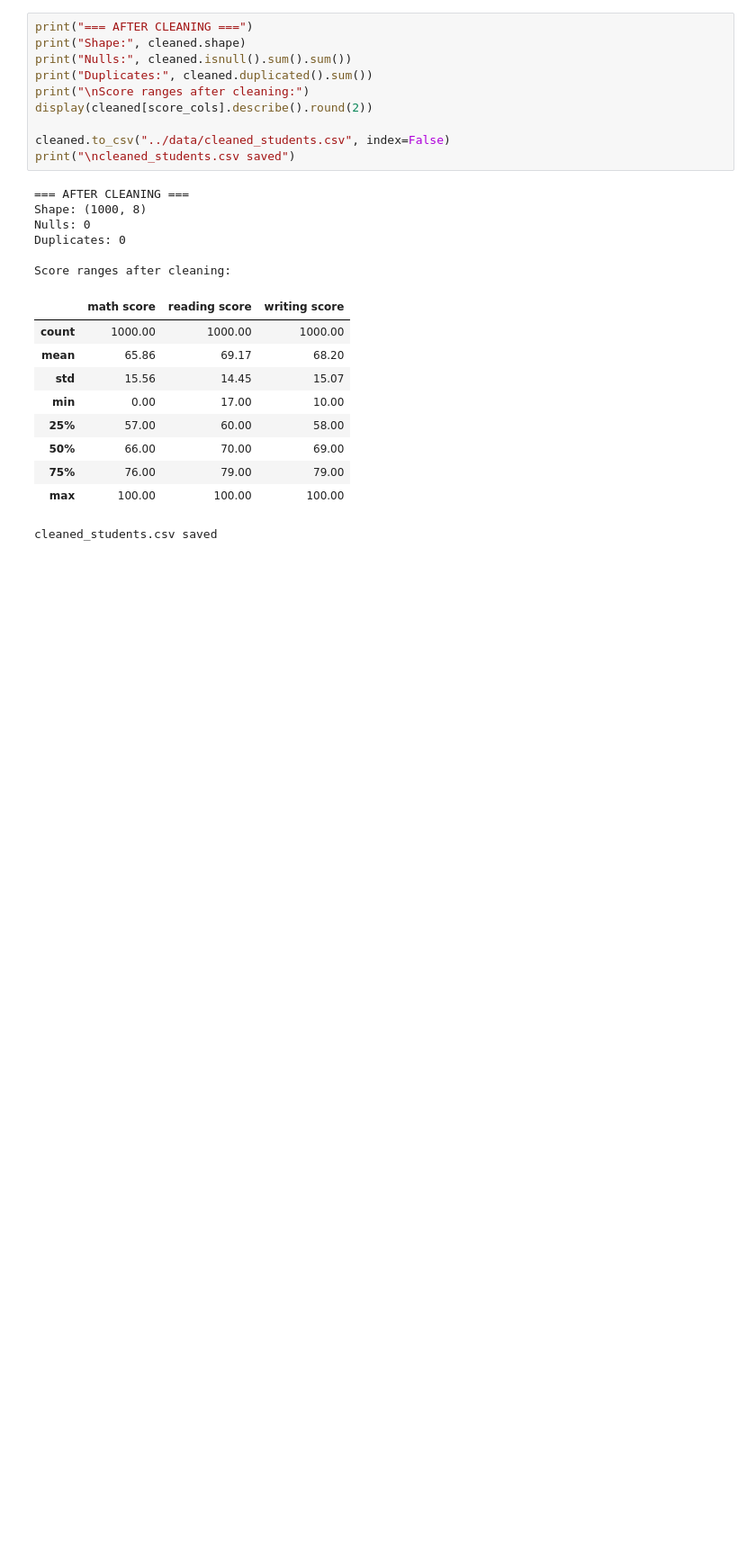
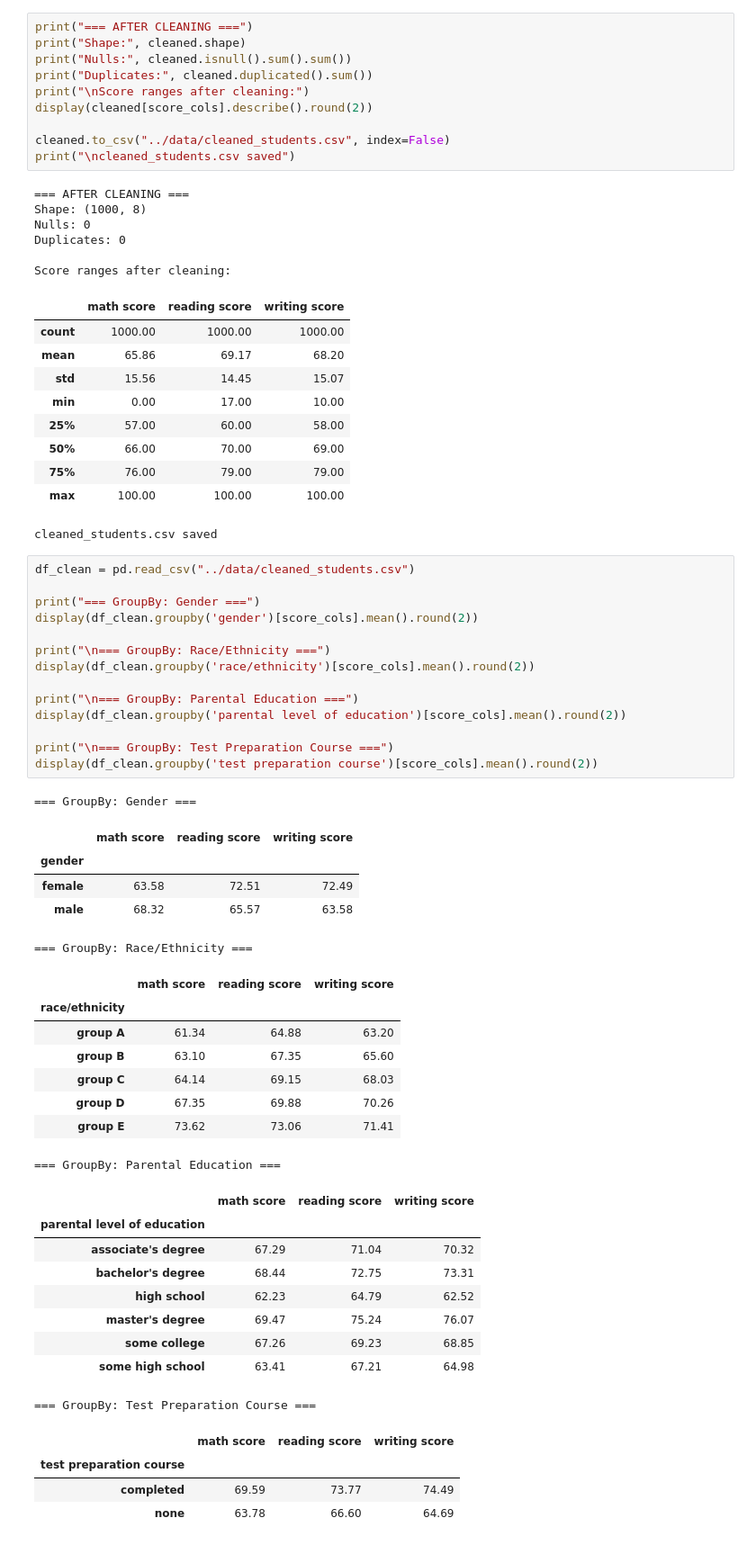
Before and after one commit to iahadbashir/Student_Performance_Analysis, a Jupyter notebook: notebooks/analysis.ipynb, the cells around one changed output. Shown at 90% size. Saved outputs shown, nothing was run; the diff lists cells and outputs as text; blank space fills up the shorter version.

```diff
--- a/notebooks/analysis.ipynb
+++ b/notebooks/analysis.ipynb
@@ -192,3 +192,45 @@ Score ranges after cleaning:
 | 75% | 76.00 | 79.00 | 79.00 |
 | max | 100.00 | 100.00 | 100.00 |
 cleaned_students.csv saved
+# %%
+df_clean = pd.read_csv("../data/cleaned_students.csv")
+
+print("=== GroupBy: Gender ===")
+display(df_clean.groupby('gender')[score_cols].mean().round(2))
+
+print("\n=== GroupBy: Race/Ethnicity ===")
+display(df_clean.groupby('race/ethnicity')[score_cols].mean().round(2))
+
+print("\n=== GroupBy: Parental Education ===")
+display(df_clean.groupby('parental level of education')[score_cols].mean().round(2))
+
+print("\n=== GroupBy: Test Preparation Course ===")
+display(df_clean.groupby('test preparation course')[score_cols].mean().round(2))
+# %% [output]
+=== GroupBy: Gender ===
+|  | math score | reading score | writing score |
+| gender |  |  |  |
+| female | 63.58 | 72.51 | 72.49 |
+| male | 68.32 | 65.57 | 63.58 |
+=== GroupBy: Race/Ethnicity ===
+|  | math score | reading score | writing score |
+| race/ethnicity |  |  |  |
+| group A | 61.34 | 64.88 | 63.20 |
+| group B | 63.10 | 67.35 | 65.60 |
+| group C | 64.14 | 69.15 | 68.03 |
+| group D | 67.35 | 69.88 | 70.26 |
+| group E | 73.62 | 73.06 | 71.41 |
+=== GroupBy: Parental Education ===
+|  | math score | reading score | writing score |
+| parental level of education |  |  |  |
+| associate's degree | 67.29 | 71.04 | 70.32 |
+| bachelor's degree | 68.44 | 72.75 | 73.31 |
+| high school | 62.23 | 64.79 | 62.52 |
+| master's degree | 69.47 | 75.24 | 76.07 |
+| some college | 67.26 | 69.23 | 68.85 |
+| some high school | 63.41 | 67.21 | 64.98 |
+=== GroupBy: Test Preparation Course ===
+|  | math score | reading score | writing score |
+| test preparation course |  |  |  |
+| completed | 69.59 | 73.77 | 74.49 |
+| none | 63.78 | 66.60 | 64.69 |
```
Also changed, not shown: parts of 2 cells of this notebook.
